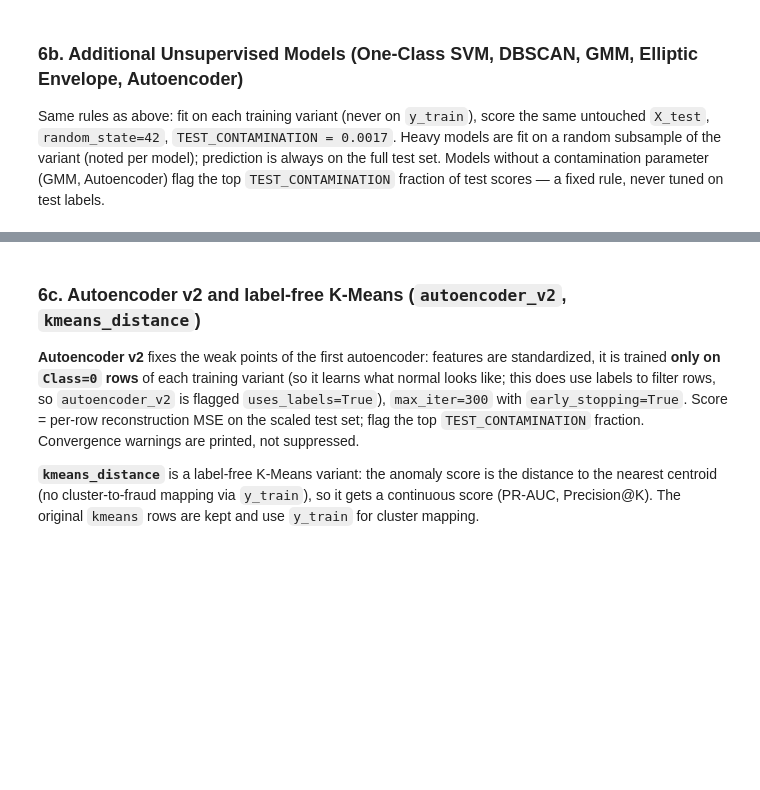
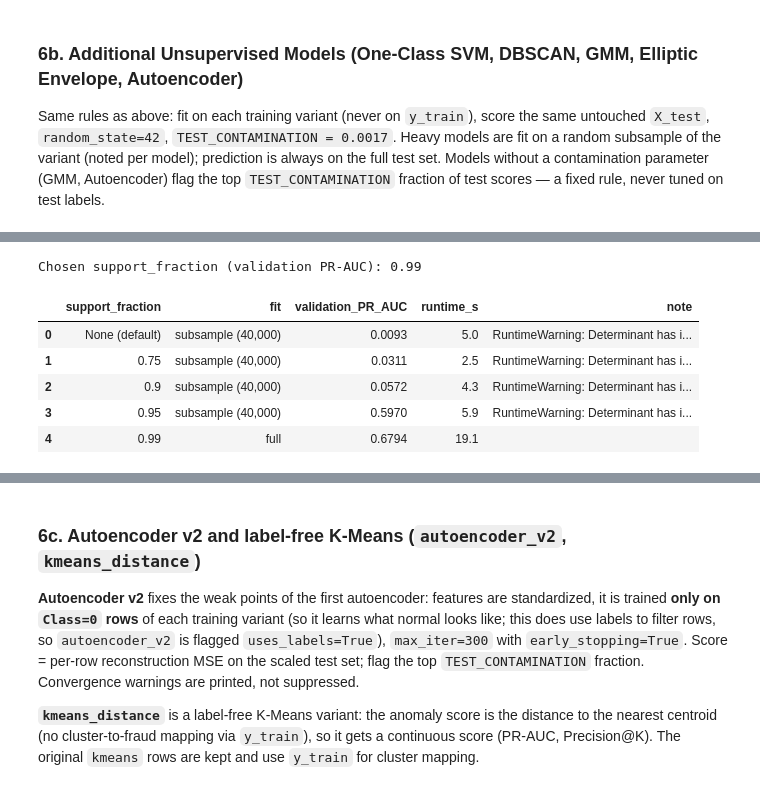
Before and after one commit to bnedter3-13/credit-card-fraud-detection, a Jupyter notebook: notebooks/fraud_detection.ipynb, the cells around one changed output, grey strips where cells are left out. Drawn from its saved outputs; the diff is of its cells as text; code cells hidden in the pictures; blank space fills up the shorter version.

```diff
--- a/notebooks/fraud_detection.ipynb
+++ b/notebooks/fraud_detection.ipynb
@@ -602,0 +611,56 @@ Autoencoder [smote]: 97 anomalies flagged out of 56,962 test rows (27.5s)
+# %%
+from sklearn.metrics import average_precision_score, precision_recall_fscore_support, confusion_matrix
+
+# Train part / validation split — the same call Section 7c makes later (deterministic, identical rows).
+X_tr, X_val, y_tr, y_val = train_test_split(
+    X_train, y_train, test_size=0.2, stratify=y_train, random_state=42
+)
+
+EE_GRID = [None, 0.75, 0.9, 0.95, 0.99]
+EE_SUBSAMPLE = 40_000
+
+def fit_ee(X_fit, support_fraction, seed=42, force_subsample=False):
+    """Label-free fit (no class filtering). Tries the full X_fit; if that fails or raises a convergence /
+    covariance warning, refits on a random 40k-row subsample (same seed)."""
+    make = lambda: EllipticEnvelope(
+        support_fraction=support_fraction, contamination=TEST_CONTAMINATION, random_state=seed
+    )
+    reason = "forced subsample" if force_subsample else ""
+    if not force_subsample:
+        try:
+            with warnings.catch_warnings():
+                warnings.simplefilter("error")  # a warning counts as a failed full fit
+                return make().fit(X_fit), "full", ""
+        except Exception as exc:
+            reason = f"{type(exc).__name__}: {str(exc)[:60]}"
+    X_sub = X_fit.sample(n=min(EE_SUBSAMPLE, len(X_fit)), random_state=seed)
+    with warnings.catch_warnings(record=True) as caught:
+        warnings.simplefilter("always")
+        env = make().fit(X_sub)
+    if caught:
+        reason += f" | {len({str(w.message)[:50] for w in caught})} warning type(s) on the subsample fit"
+    return env, f"subsample ({len(X_sub):,})", reason
+
+# Grid over support_fraction; choose by validation PR-AUC only
+ee_fits, grid_rows, val_prauc = {}, [], []
+for sf in EE_GRID:
+    t0 = time.time()
+    env, fit_mode, note = fit_ee(X_tr, sf)
+    ee_fits[sf] = env
+    pr = average_precision_score(y_val, -env.decision_function(X_val))
+    val_prauc.append(pr)
+    grid_rows.append({
+        "support_fraction": "None (default)" if sf is None else sf, "fit": fit_mode,
+        "validation_PR_AUC": round(pr, 4), "runtime_s": round(time.time() - t0, 1), "note": note,
+    })
+EE_BEST_SF = EE_GRID[int(np.argmax(val_prauc))]  # ties -> first
+print(f"Chosen support_fraction (validation PR-AUC): {EE_BEST_SF}")
+pd.DataFrame(grid_rows)
+# %% [output]
+Chosen support_fraction (validation PR-AUC): 0.99
+|  | support_fraction | fit | validation_PR_AUC | runtime_s | note |
+| 0 | None (default) | subsample (40,000) | 0.0093 | 5.0 | RuntimeWarning: Determinant has i... |
+| 1 | 0.75 | subsample (40,000) | 0.0311 | 2.5 | RuntimeWarning: Determinant has i... |
+| 2 | 0.9 | subsample (40,000) | 0.0572 | 4.3 | RuntimeWarning: Determinant has i... |
+| 3 | 0.95 | subsample (40,000) | 0.5970 | 5.9 | RuntimeWarning: Determinant has i... |
+| 4 | 0.99 | full | 0.6794 | 19.1 |  |
```
Also changed, not shown: parts of 41 cells of this notebook, 4 other files.
